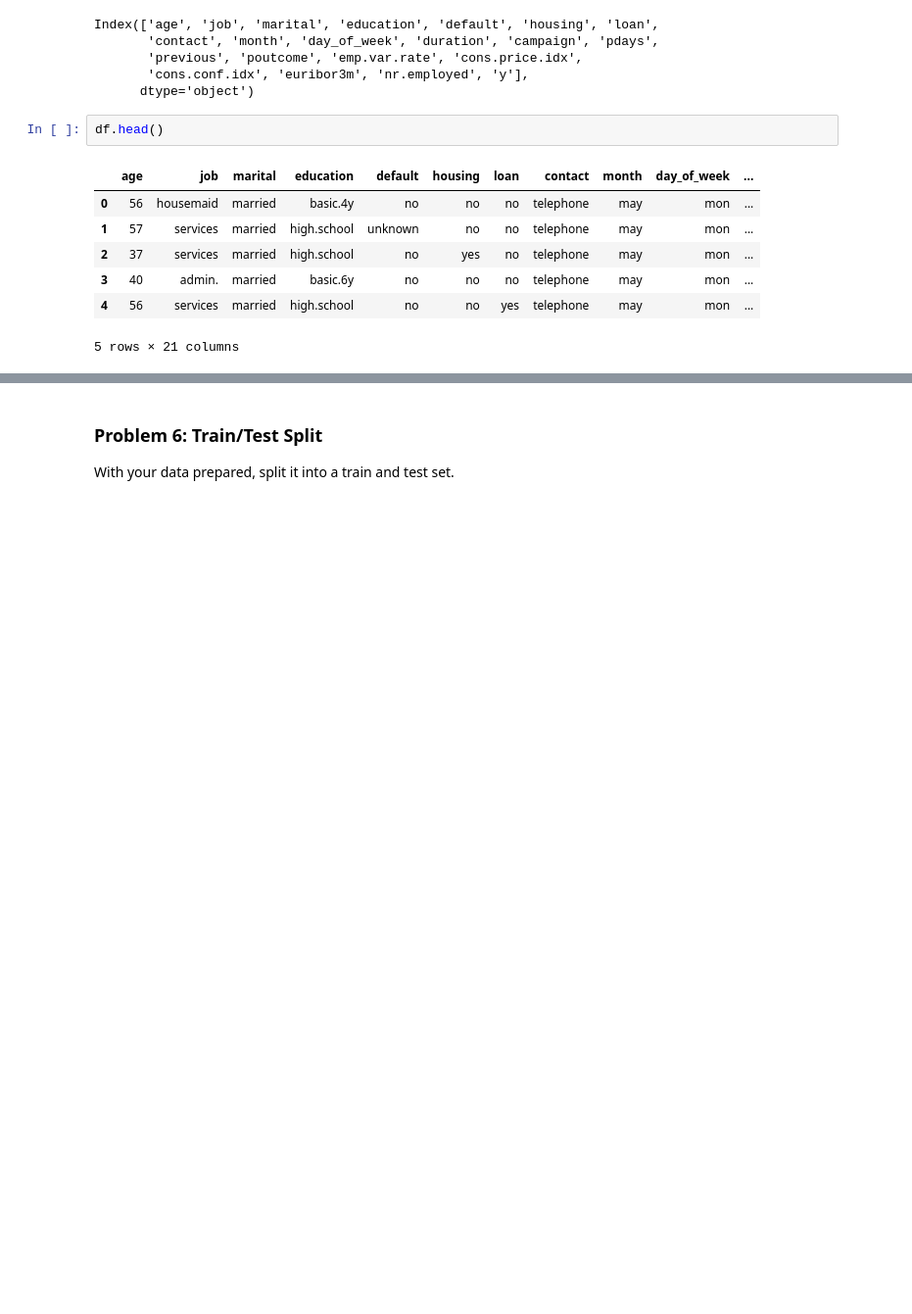
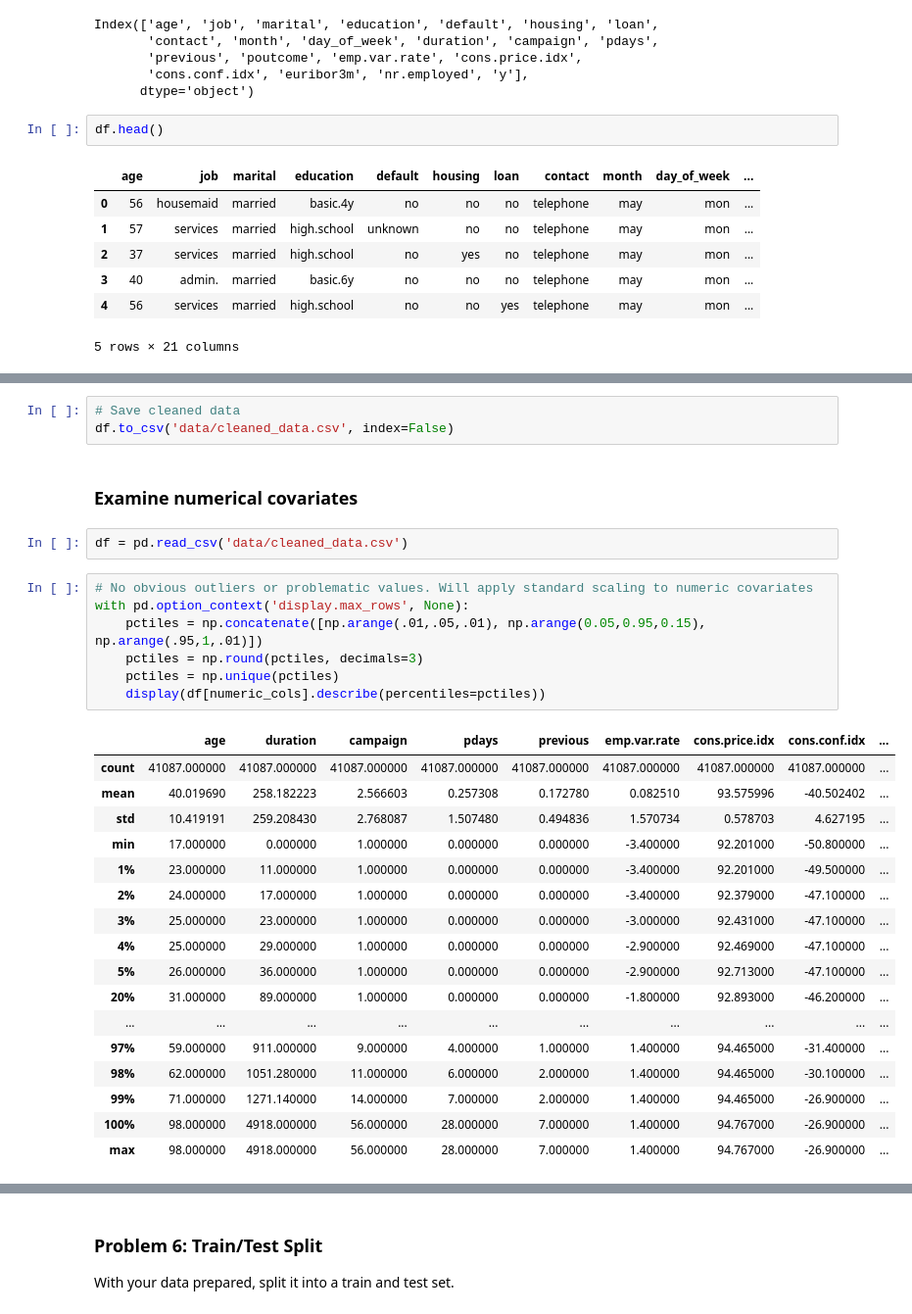
Before and after one commit to rosschu/placeholder3, a Jupyter notebook: banks.ipynb, the cells around one changed output, grey strips where cells are left out. Shown at 98% size. Drawn from its saved outputs; the diff is of its cells as text; blank space fills up the shorter version.

Commit message:
problems 1-9

```diff
--- a/banks.ipynb
+++ b/banks.ipynb
@@ -85,0 +172,32 @@ Output variable (desired target):
+# %%
+# Save cleaned data
+df.to_csv('data/cleaned_data.csv', index=False)
+# %% [markdown]
+### Examine numerical covariates
+# %%
+df = pd.read_csv('data/cleaned_data.csv')
+# %%
+# No obvious outliers or problematic values. Will apply standard scaling to numeric covariates
+with pd.option_context('display.max_rows', None):
+    pctiles = np.concatenate([np.arange(.01,.05,.01), np.arange(0.05,0.95,0.15), np.arange(.95,1,.01)])
+    pctiles = np.round(pctiles, decimals=3)
+    pctiles = np.unique(pctiles)
+    display(df[numeric_cols].describe(percentiles=pctiles))
+# %% [output]
+|  | age | duration | campaign | pdays | previous | emp.var.rate | cons.price.idx | cons.conf.idx | ... |
+| count | 41087.000000 | 41087.000000 | 41087.000000 | 41087.000000 | 41087.000000 | 41087.000000 | 41087.000000 | 41087.000000 | ... |
+| mean | 40.019690 | 258.182223 | 2.566603 | 0.257308 | 0.172780 | 0.082510 | 93.575996 | -40.502402 | ... |
+| std | 10.419191 | 259.208430 | 2.768087 | 1.507480 | 0.494836 | 1.570734 | 0.578703 | 4.627195 | ... |
+| min | 17.000000 | 0.000000 | 1.000000 | 0.000000 | 0.000000 | -3.400000 | 92.201000 | -50.800000 | ... |
+| 1% | 23.000000 | 11.000000 | 1.000000 | 0.000000 | 0.000000 | -3.400000 | 92.201000 | -49.500000 | ... |
+| 2% | 24.000000 | 17.000000 | 1.000000 | 0.000000 | 0.000000 | -3.400000 | 92.379000 | -47.100000 | ... |
+| 3% | 25.000000 | 23.000000 | 1.000000 | 0.000000 | 0.000000 | -3.000000 | 92.431000 | -47.100000 | ... |
+| 4% | 25.000000 | 29.000000 | 1.000000 | 0.000000 | 0.000000 | -2.900000 | 92.469000 | -47.100000 | ... |
+| 5% | 26.000000 | 36.000000 | 1.000000 | 0.000000 | 0.000000 | -2.900000 | 92.713000 | -47.100000 | ... |
+| 20% | 31.000000 | 89.000000 | 1.000000 | 0.000000 | 0.000000 | -1.800000 | 92.893000 | -46.200000 | ... |
+| ... | ... | ... | ... | ... | ... | ... | ... | ... | ... |
+| 97% | 59.000000 | 911.000000 | 9.000000 | 4.000000 | 1.000000 | 1.400000 | 94.465000 | -31.400000 | ... |
+| 98% | 62.000000 | 1051.280000 | 11.000000 | 6.000000 | 2.000000 | 1.400000 | 94.465000 | -30.100000 | ... |
+| 99% | 71.000000 | 1271.140000 | 14.000000 | 7.000000 | 2.000000 | 1.400000 | 94.465000 | -26.900000 | ... |
+| 100% | 98.000000 | 4918.000000 | 56.000000 | 28.000000 | 7.000000 | 1.400000 | 94.767000 | -26.900000 | ... |
+| max | 98.000000 | 4918.000000 | 56.000000 | 28.000000 | 7.000000 | 1.400000 | 94.767000 | -26.900000 | ... |
```
Also changed, not shown: parts of 42 cells of this notebook, 21 other files.
